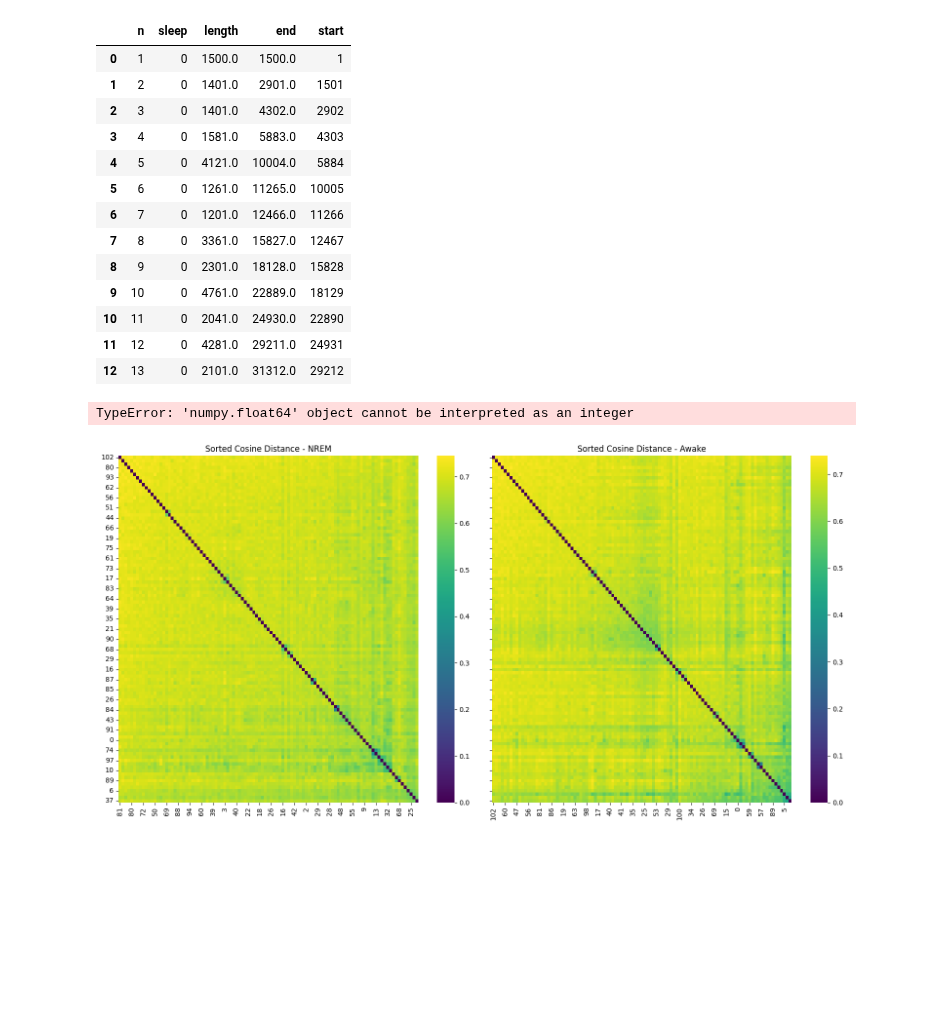
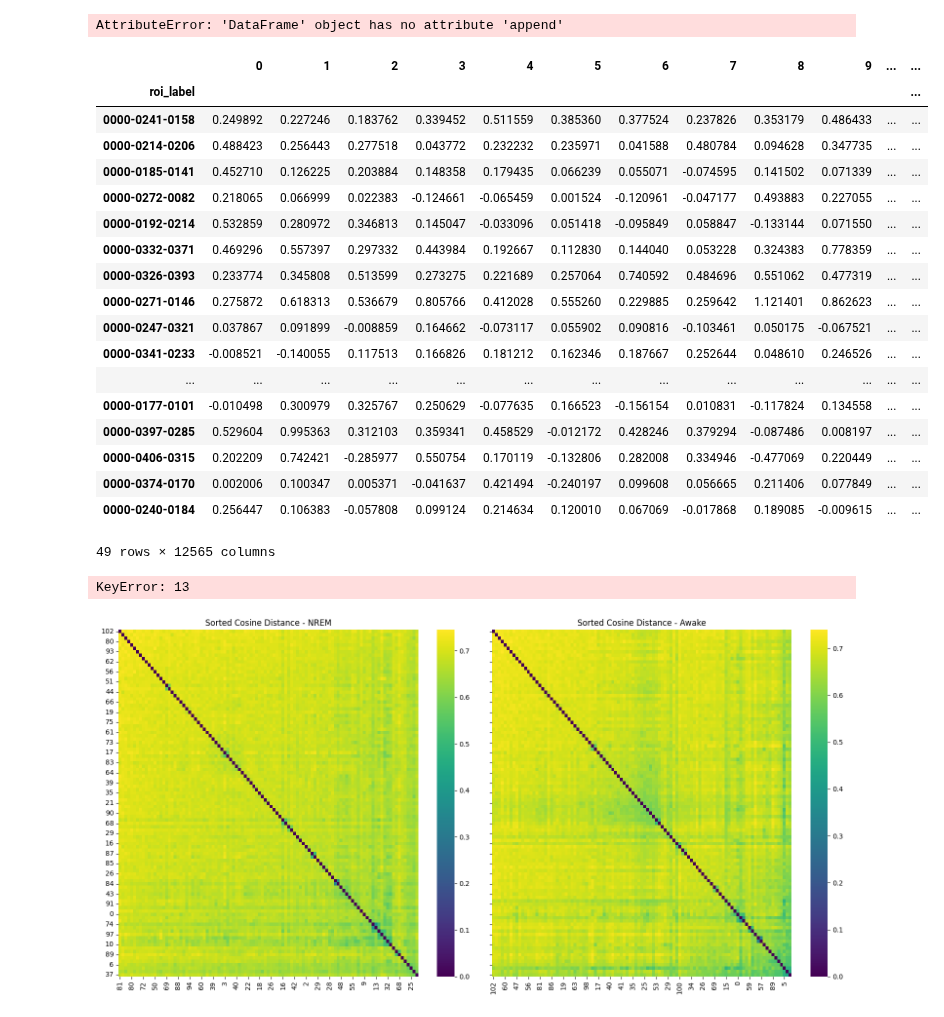
Before and after one commit to JessicaYoujiaLi/sleep, a Jupyter notebook: notebooks/clustering/clustering_plot.ipynb, the cells around one changed output. Drawn from its saved outputs; the diff is of its cells as text; code cells hidden in the pictures; blank space fills up the shorter version.

```diff
--- a/notebooks/clustering/clustering_plot.ipynb
+++ b/notebooks/clustering/clustering_plot.ipynb
@@ -44,7 +44,7 @@ file_name = 'dfof_mc.csv'
 dfof_data = pd.read_csv(join(exp_path, file_name))
 dfof_data.set_index('roi_label', drop=True, inplace=True)
 # %%
-exp_path = google_drive.return_exp_path('5HT2afl05b_2', '7_6_SD', 'TSeries-07062021-0844_MC2-004')
+exp_path = google_drive.return_exp_path('5HT2afl05b_2', '7_6_SD', 'TSeries-07062021-0844_MC-002')
 processed_sleep_df = pd.read_csv(join(exp_path, 'eeg', 'velo_eeg.csv'), )
 file_name = 'dfof.csv'
 dfof_data = pd.read_csv(join(exp_path, file_name))
@@ -52,25 +115,52 @@ dfof_data.set_index('roi_label', drop=True, inplace=True)
 # %%
 summary_sleep = clustering.df_generator(processed_sleep_df)
+# %% [output]
+AttributeError: 'DataFrame' object has no attribute 'append'
-# %%
-summary_sleep
-# %% [output]
-|  | n | sleep | length | end | start |
-| 0 | 1 | 0 | 1500.0 | 1500.0 | 1 |
-| 1 | 2 | 0 | 1401.0 | 2901.0 | 1501 |
-| 2 | 3 | 0 | 1401.0 | 4302.0 | 2902 |
-| 3 | 4 | 0 | 1581.0 | 5883.0 | 4303 |
-| 4 | 5 | 0 | 4121.0 | 10004.0 | 5884 |
-| 5 | 6 | 0 | 1261.0 | 11265.0 | 10005 |
-| 6 | 7 | 0 | 1201.0 | 12466.0 | 11266 |
-| 7 | 8 | 0 | 3361.0 | 15827.0 | 12467 |
-| 8 | 9 | 0 | 2301.0 | 18128.0 | 15828 |
-| 9 | 10 | 0 | 4761.0 | 22889.0 | 18129 |
-| 10 | 11 | 0 | 2041.0 | 24930.0 | 22890 |
-| 11 | 12 | 0 | 4281.0 | 29211.0 | 24931 |
-| 12 | 13 | 0 | 2101.0 | 31312.0 | 29212 |
+# %%
+def process_dfof_mc(dfof, summary_sleep):
+    """
+    Process dF/F data based on awake and sleep intervals.
+
+    Args:
+        dfof (str): The dF/F data.
+        summary_sleep (pd.DataFrame): The summary of awake and sleep intervals.
+
+    Returns:
+        dict: A dictionary containing the processed dF/F data for awake and sleep intervals.
+    """
+    awake = []
+    sleep = []
+    k = len(summary_sleep) - 1
+    for j in range(1, k, 2):
+        awake.extend(list(range(summary_sleep['start'][j-1], summary_sleep['end'][j-1]+1)))
+        sleep.extend(list(range(summary_sleep['start'][j], summary_sleep['end'][j]+1)))
+
+    d_awake = dfof_data.iloc[:, awake]
+    d_sleep = dfof_data.iloc[:, sleep]
+    return {'d_awake': d_awake, 'd_sleep': d_sleep}
+# %%
+result = process_dfof_mc(dfof_data, summary_sleep)
+# %% [output]
+|  | 0 | 1 | 2 | 3 | 4 | 5 | 6 | 7 | 8 | 9 | ... | ... |
+| roi_label |  |  |  |  |  |  |  |  |  |  |  | ... |
+| 0000-0241-0158 | 0.249892 | 0.227246 | 0.183762 | 0.339452 | 0.511559 | 0.385360 | 0.377524 | 0.237826 | 0.353179 | 0.486433 | ... | ... |
+| 0000-0214-0206 | 0.488423 | 0.256443 | 0.277518 | 0.043772 | 0.232232 | 0.235971 | 0.041588 | 0.480784 | 0.094628 | 0.347735 | ... | ... |
+| 0000-0185-0141 | 0.452710 | 0.126225 | 0.203884 | 0.148358 | 0.179435 | 0.066239 | 0.055071 | -0.074595 | 0.141502 | 0.071339 | ... | ... |
+| 0000-0272-0082 | 0.218065 | 0.066999 | 0.022383 | -0.124661 | -0.065459 | 0.001524 | -0.120961 | -0.047177 | 0.493883 | 0.227055 | ... | ... |
+| 0000-0192-0214 | 0.532859 | 0.280972 | 0.346813 | 0.145047 | -0.033096 | 0.051418 | -0.095849 | 0.058847 | -0.133144 | 0.071550 | ... | ... |
+| 0000-0332-0371 | 0.469296 | 0.557397 | 0.297332 | 0.443984 | 0.192667 | 0.112830 | 0.144040 | 0.053228 | 0.324383 | 0.778359 | ... | ... |
+| 0000-0326-0393 | 0.233774 | 0.345808 | 0.513599 | 0.273275 | 0.221689 | 0.257064 | 0.740592 | 0.484696 | 0.551062 | 0.477319 | ... | ... |
+| 0000-0271-0146 | 0.275872 | 0.618313 | 0.536679 | 0.805766 | 0.412028 | 0.555260 | 0.229885 | 0.259642 | 1.121401 | 0.862623 | ... | ... |
+| 0000-0247-0321 | 0.037867 | 0.091899 | -0.008859 | 0.164662 | -0.073117 | 0.055902 | 0.090816 | -0.103461 | 0.050175 | -0.067521 | ... | ... |
+| 0000-0341-0233 | -0.008521 | -0.140055 | 0.117513 | 0.166826 | 0.181212 | 0.162346 | 0.187667 | 0.252644 | 0.048610 | 0.246526 | ... | ... |
+| ... | ... | ... | ... | ... | ... | ... | ... | ... | ... | ... | ... | ... |
+| 0000-0177-0101 | -0.010498 | 0.300979 | 0.325767 | 0.250629 | -0.077635 | 0.166523 | -0.156154 | 0.010831 | -0.117824 | 0.134558 | ... | ... |
+| 0000-0397-0285 | 0.529604 | 0.995363 | 0.312103 | 0.359341 | 0.458529 | -0.012172 | 0.428246 | 0.379294 | -0.087486 | 0.008197 | ... | ... |
+| 0000-0406-0315 | 0.202209 | 0.742421 | -0.285977 | 0.550754 | 0.170119 | -0.132806 | 0.282008 | 0.334946 | -0.477069 | 0.220449 | ... | ... |
+| 0000-0374-0170 | 0.002006 | 0.100347 | 0.005371 | -0.041637 | 0.421494 | -0.240197 | 0.099608 | 0.056665 | 0.211406 | 0.077849 | ... | ... |
+| 0000-0240-0184 | 0.256447 | 0.106383 | -0.057808 | 0.099124 | 0.214634 | 0.120010 | 0.067069 | -0.017868 | 0.189085 | -0.009615 | ... | ... |
+49 rows × 12565 columns
 # %%
 result = clustering.process_dfof_mc(dfof_data, summary_sleep)
-d_awake = result['d_awake']
-d_sleep = result['d_sleep']
 # %% [output]
-TypeError: 'numpy.float64' object cannot be interpreted as an integer
+KeyError: 13
```
Also changed, not shown: parts of 3 cells of this notebook.
